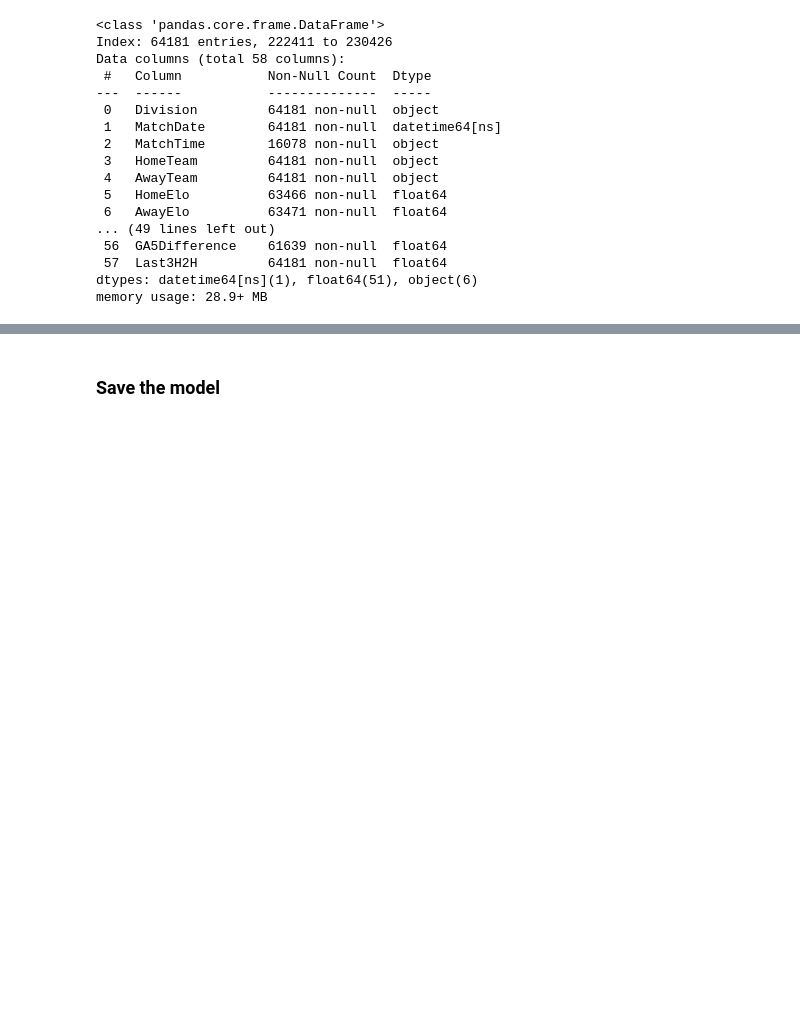
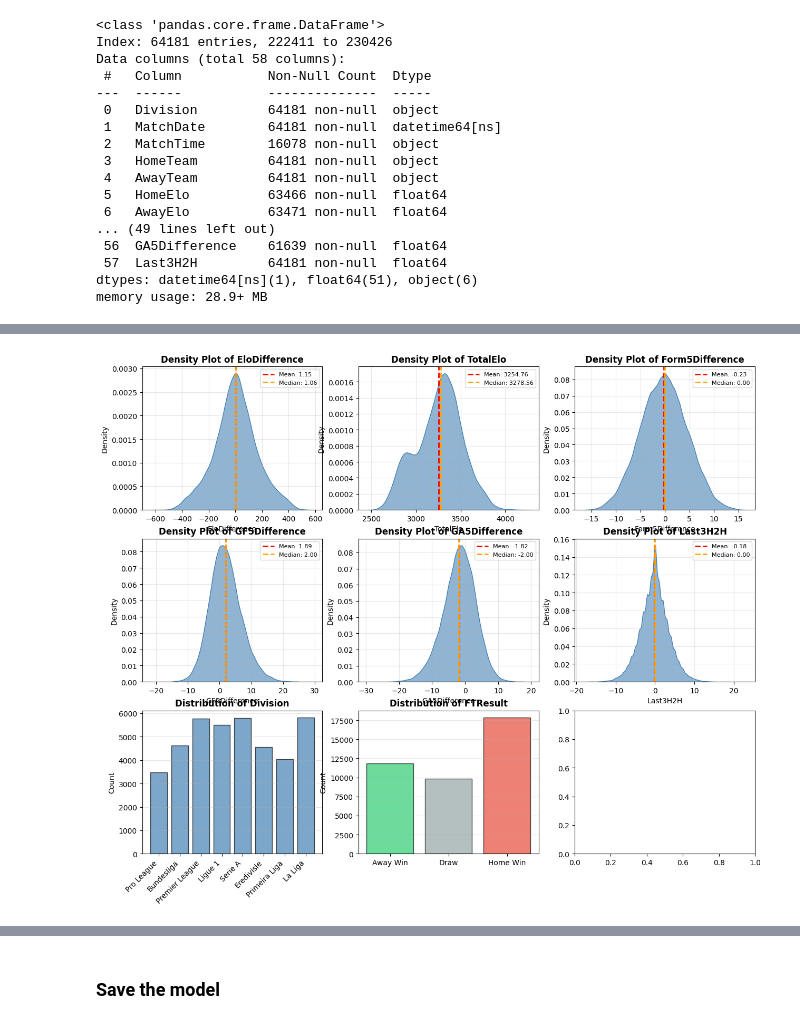
Before and after one commit to jordiestevee/Football-Outcome-Predictor, a Jupyter notebook: datawrangling&model.ipynb, the cells around one changed output, grey strips where cells are left out. Saved outputs shown, nothing was run; the diff lists cells and outputs as text; code cells hidden in the pictures; blank space fills up the shorter version.

```diff
--- a/datawrangling&model.ipynb
+++ b/datawrangling&model.ipynb
@@ -524,0 +366,3 @@ Duplicate rows: 0
+# %%
+# Load the cleaned dataset, so it's not necessary to run all previous cells again
+df_clean = pd.read_csv('data/Matches_Clean.csv')
@@ -683,0 +392,81 @@ Based on the feature set quality:
+# %%
+# Feature Visualization
+# Define the type of plot for each column based on the data type
+plot_types = {}
+
+# Select numeric features for visualization (exclude identifiers and target)
+columns_to_plot = [
+    'EloDifference', 'TotalElo', 'Form5Difference',
+    'GF5Difference', 'GA5Difference', 'Last3H2H',
+]
+
+# Determine plot type for each feature
+for col in columns_to_plot:
+    unique_values = df_clean[col].nunique()
+    if unique_values < 10:  # Discrete columns
+        plot_types[col] = 'bar'
+    else:  # Continuous columns
+        plot_types[col] = 'kde'
+
+# Add categorical columns
+categorical_cols = ['Division', 'FTResult']
+for col in categorical_cols:
+    if col in df_clean.columns:
+        plot_types[col] = 'bar'
+        columns_to_plot.append(col)
+
+# Create subplots
+n_cols = 3
+n_rows = (len(columns_to_plot) + n_cols - 1) // n_cols
+
+fig, axes = plt.subplots(n_rows, n_cols, figsize=(n_cols * 5, n_rows * 4))
+axes = axes.flatten()
+
+# Plot each column
+for i, col in enumerate(columns_to_plot):
+    ax = axes[i]
+
+    if plot_types[col] == 'bar':
+        # For categorical and discrete data, use a count plot
+        value_counts = df_clean[col].value_counts().sort_index()
+
+        if col == 'FTResult':
+            # Custom labels for match results
+            labels = {'H': 'Home Win', 'D': 'Draw', 'A': 'Away Win'}
+            colors = ['#2ecc71', '#95a5a6', '#e74c3c']
+            value_counts.index = [labels.get(x, x) for x in value_counts.index]
+            ax.bar(range(len(value_counts)), value_counts.values, color=colors, edgecolor='black', alpha=0.7)
+            ax.set_xticks(range(len(value_counts)))
+            ax.set_xticklabels(value_counts.index, rotation=0)
+        elif col == 'Division':
+            # Custom labels for leagues
+            league_names = {
+                'E0': 'Premier League', 'SP1': 'La Liga', 'I1': 'Serie A',
+                'D1': 'Bundesliga', 'F1': 'Ligue 1', 'N1': 'Eredivisie',
+                'B1': 'Pro League', 'P1': 'Primeira Liga'
+            }
+            value_counts.index = [league_names.get(x, x) for x in value_counts.index]
+            ax.bar(range(len(value_counts)), value_counts.values, color='steelblue', edgecolor='black', alpha=0.7)
+            ax.set_xticks(range(len(value_counts)))
+            ax.set_xticklabels(value_counts.index, rotation=45, ha='right')
+        else:
+            ax.bar(range(len(value_counts)), value_counts.values, color='steelblue', edgecolor='black', alpha=0.7)
+            ax.set_xticks(range(len(value_counts)))
+            ax.set_xticklabels(value_counts.index, rotation=45, ha='right')
+
+        ax.set_title(f'Distribution of {col}', fontweight='bold', fontsize=12)
+        ax.set_ylabel('Count')
+        ax.grid(axis='y', alpha=0.3)
+
+    else:
+        # For continuous data, use a density plot
+        sns.kdeplot(df_clean[col].dropna(), ax=ax, fill=True, color='steelblue', alpha=0.6)
+        ax.axvline(df_clean[col].mean(), color='red', linestyle='--', linewidth=2, label=f'Mean: {df_clean[col].mean():.2f}')
+        ax.axvline(df_clean[col].median(), color='orange', linestyle='--', linewidth=2, label=f'Median: {df_clean[col].median():.2f}')
+        ax.set_title(f'Density Plot of {col}', fontweight='bold', fontsize=12)
+        ax.set_xlabel(col)
+        ax.set_ylabel('Density')
+        ax.legend(fontsize=8)
+        ax.grid(alpha=0.3)
+# %% [output]
+[figure, added]
```
Also changed, not shown: parts of 55 cells of this notebook, 3 other files.
